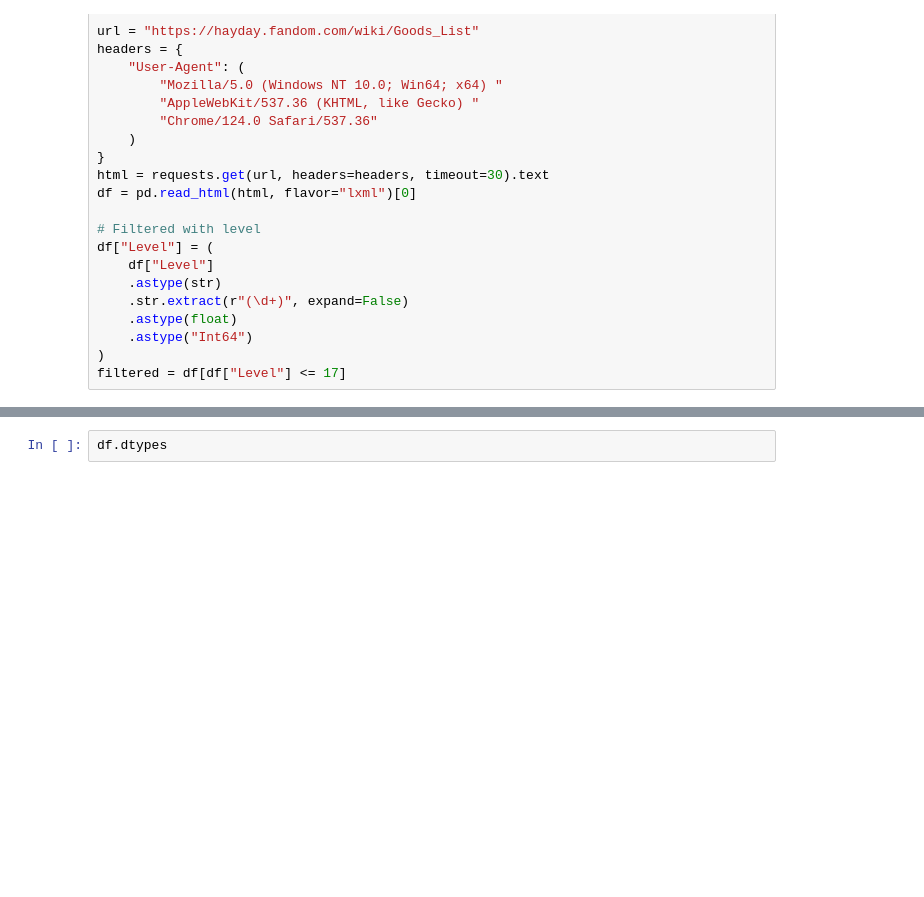
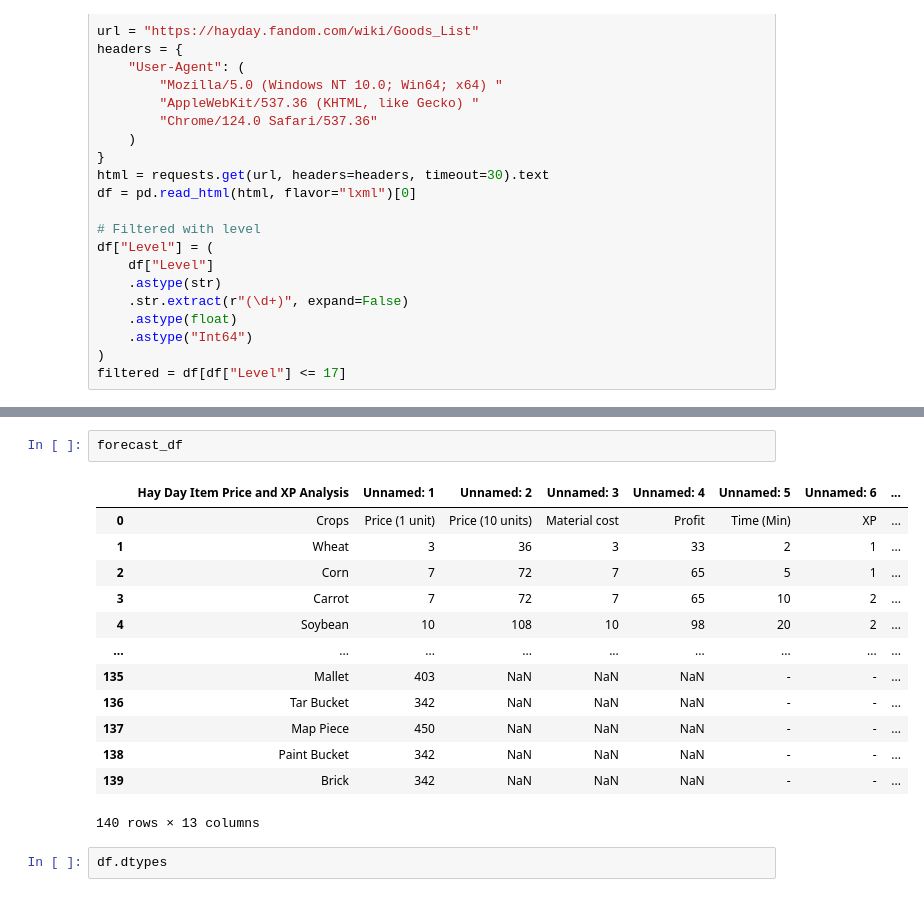
Before and after one commit to oguzoztekin/Hayday-Analysis, a Jupyter notebook: Deneme.ipynb, the cells around one changed output, grey strips where cells are left out. Saved outputs shown, nothing was run; the diff lists cells and outputs as text; blank space fills up the shorter version.

```diff
--- a/Deneme.ipynb
+++ b/Deneme.ipynb
@@ -46,3 +58,19 @@ filtered
+# %%
+forecast_df
+# %% [output]
+|  | Hay Day Item Price and XP Analysis | Unnamed: 1 | Unnamed: 2 | Unnamed: 3 | Unnamed: 4 | Unnamed: 5 | Unnamed: 6 | ... |
+| 0 | Crops | Price (1 unit) | Price (10 units) | Material cost | Profit | Time (Min) | XP | ... |
+| 1 | Wheat | 3 | 36 | 3 | 33 | 2 | 1 | ... |
+| 2 | Corn | 7 | 72 | 7 | 65 | 5 | 1 | ... |
+| 3 | Carrot | 7 | 72 | 7 | 65 | 10 | 2 | ... |
+| 4 | Soybean | 10 | 108 | 10 | 98 | 20 | 2 | ... |
+| ... | ... | ... | ... | ... | ... | ... | ... | ... |
+| 135 | Mallet | 403 | NaN | NaN | NaN | - | - | ... |
+| 136 | Tar Bucket | 342 | NaN | NaN | NaN | - | - | ... |
+| 137 | Map Piece | 450 | NaN | NaN | NaN | - | - | ... |
+| 138 | Paint Bucket | 342 | NaN | NaN | NaN | - | - | ... |
+| 139 | Brick | 342 | NaN | NaN | NaN | - | - | ... |
+140 rows × 13 columns
 # %%
 df.dtypes
 # %% [output]
```
Also changed, not shown: parts of 3 cells of this notebook, 1 other file.
